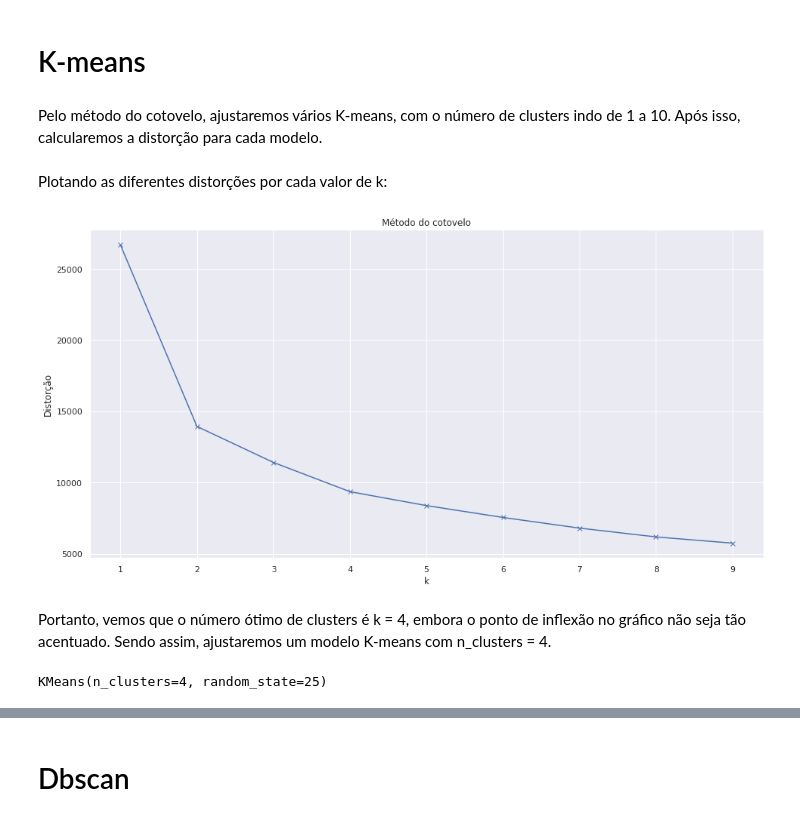
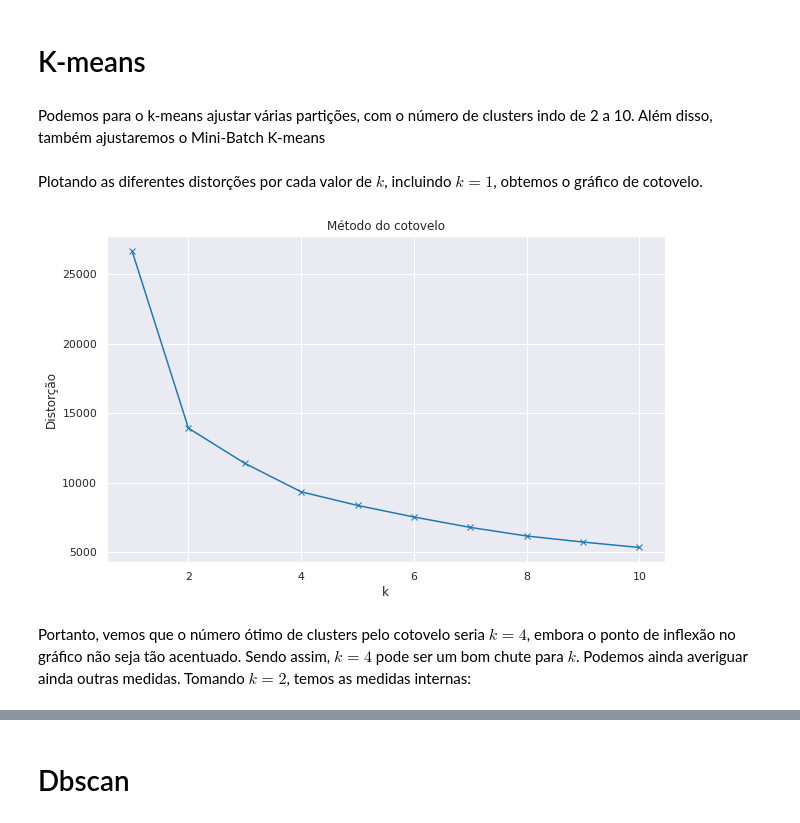
Before and after one commit to Monoxido45/Graos_de_arroz_AM, a Jupyter notebook: trabalho_2_graos_arroz.ipynb, the cells around one changed output, grey strips where cells are left out. Cells and saved outputs as stored; diff of their text form; code cells hidden in the pictures.

```diff
--- a/trabalho_2_graos_arroz.ipynb
+++ b/trabalho_2_graos_arroz.ipynb
@@ -85,8 +92,8 @@ f, ax = plt.subplots(figsize=(11, 9))
 # Generate a custom diverging colormap
 cmap = sns.diverging_palette(230, 20, as_cmap=True)
 
-Draw the heatmap with the mask and correct aspect ratio
-sns.set_theme(style="white")
+#Draw the heatmap with the mask and correct aspect ratio
+sns.set_style("white")
 sns.heatmap(cor, mask=mask, cmap=cmap, vmax=1, center=0, vmin = -1,
            square=True, linewidths=.5, cbar_kws={"shrink": .5}, annot = True)
 plt.savefig(f"{images_dir}/figura_cluster/corr_matrix.pdf")
@@ -168,16 +176,16 @@ Vemos uma maior regularidade de dendrograma nas ligações average, ward e compl
 # %%
 from sklearn.cluster import AgglomerativeClustering
 # diferentes particoes fixadas
-range_n_clusters = [2, 3, 4, 5, 6, 7, 8]
-# dicionario para cada linkage
+range_n_clusters = [2, 3, 4, 5, 6, 7, 8, 9, 10]
+# dicionario para os labels de cada linkage
 complete_dict, average_dict, ward_dict = dict(), dict(), dict()
 for clust in range_n_clusters:
   complete_dict[clust] = AgglomerativeClustering(n_clusters = clust,
-                                      linkage = 'complete').fit(rice_standard)
+                                      linkage = 'complete').fit(rice_standard).labels_
   average_dict[clust] = AgglomerativeClustering(n_clusters = clust,
-                                      linkage = 'average').fit(rice_standard)
+                                      linkage = 'average').fit(rice_standard).labels_
   ward_dict[clust] = AgglomerativeClustering(n_clusters = clust,
-                                      linkage = 'ward').fit(rice_standard)
+                                      linkage = 'ward').fit(rice_standard).labels_
 # %% [markdown]
 Atribuindo mesmo peso para homogeneidade e completeza na V-measure
 # %%
@@ -265,12 +305,14 @@ hclust_measures.head()
 # plotando os diferentes k's
 fig, axes = plt.subplots(2, 2, figsize = (12, 8))
 sns.set_style("darkgrid")
-for ax, score in zip(axes.flat, ["silhueta", "chs", "dunn"]):
+sns.set_palette("Dark2")
+for ax, score in zip(axes.flat, ["silhueta", "chs", "davies bouldin","dunn"]):
   sns.lineplot(data = hclust_measures,
                x = "k", y = score, ax = ax,
-               hue = "linkages", style = "linkages")
+               hue = "metodo", style = "metodo")
   ax.set_title("score: {}".format(score))
-fig.delaxes(axes[1][1])
+
+
 plt.tight_layout()
 plt.savefig(f"{images_dir}/figura_cluster/scores_relativos_hclust.pdf")
 plt.show()
@@ -280,31 +323,31 @@ FileNotFoundError: ignored
 # %% [markdown]
 # K-means
-# %% [markdown]
-Pelo método do cotovelo, ajustaremos vários K-means, com o número de clusters indo de 1 a 10. Após isso, calcularemos a distorção para cada modelo.
+# %% [markdown]
+Podemos para o k-means ajustar várias partições, com o número de clusters indo de 2 a 10. Além disso, também ajustaremos o Mini-Batch K-means
 # %%
 from sklearn.cluster import KMeans
-
+from sklearn.cluster import MiniBatchKMeans
+# salvando as distorcoes
 distortions = []
-K = range(1,10)
-for k in K:
-    km = KMeans(n_clusters=k, random_state=25)
-    km.fit(rice_standard)
-    distortions.append(km.inertia_)
+range_n_clusters = [1, 2, 3, 4, 5, 6, 7, 8, 9, 10]
+# dicionario para cada linkage
+kmeans_dict, minibatch_kmeans_dict = dict(), dict()
+for clust in range_n_clusters:
+  kmeans_model = KMeans(n_clusters = clust,
+                            random_state=25).fit(rice_standard)
+  kmeans_dict[clust] = kmeans_model.labels_
+  distortions.append(kmeans_model.inertia_)
 # %% [markdown]
-Plotando as diferentes distorções por cada valor de k:
+Plotando as diferentes distorções por cada valor de $k$, incluindo $k = 1$, obtemos o gráfico de cotovelo.
 # %%
-plt.figure(figsize=(16,8))
-plt.plot(K, distortions, 'bx-')
+plt.figure(figsize=(10,6))
+plt.plot(range_n_clusters, distortions, 'bx-', c = "tab:blue")
 plt.xlabel('k')
 plt.ylabel('Distorção')
 plt.title('Método do cotovelo')
+plt.savefig(f"{images_dir}/figura_cluster/cotovelo_k_means.pdf")
 plt.show()
 # %% [output]
-[figure, old version]
+[figure, new version]
 # %% [markdown]
-Portanto, vemos que o número ótimo de clusters é k = 4, embora o ponto de inflexão no gráfico não seja tão acentuado. Sendo assim, ajustaremos um modelo K-means com n_clusters = 4.
+Portanto, vemos que o número ótimo de clusters pelo cotovelo seria $k = 4$, embora o ponto de inflexão no gráfico não seja tão acentuado. Sendo assim, $k = 4$ pode ser um bom chute para $k$. Podemos ainda averiguar ainda outras medidas. Tomando $k = 2$, temos as medidas internas:
-# %%
-km = KMeans(n_clusters=4, random_state=25)
-km.fit(rice_standard)
-# %% [output]
-KMeans(n_clusters=4, random_state=25)
```
Also changed, not shown: parts of 77 cells of this notebook.
